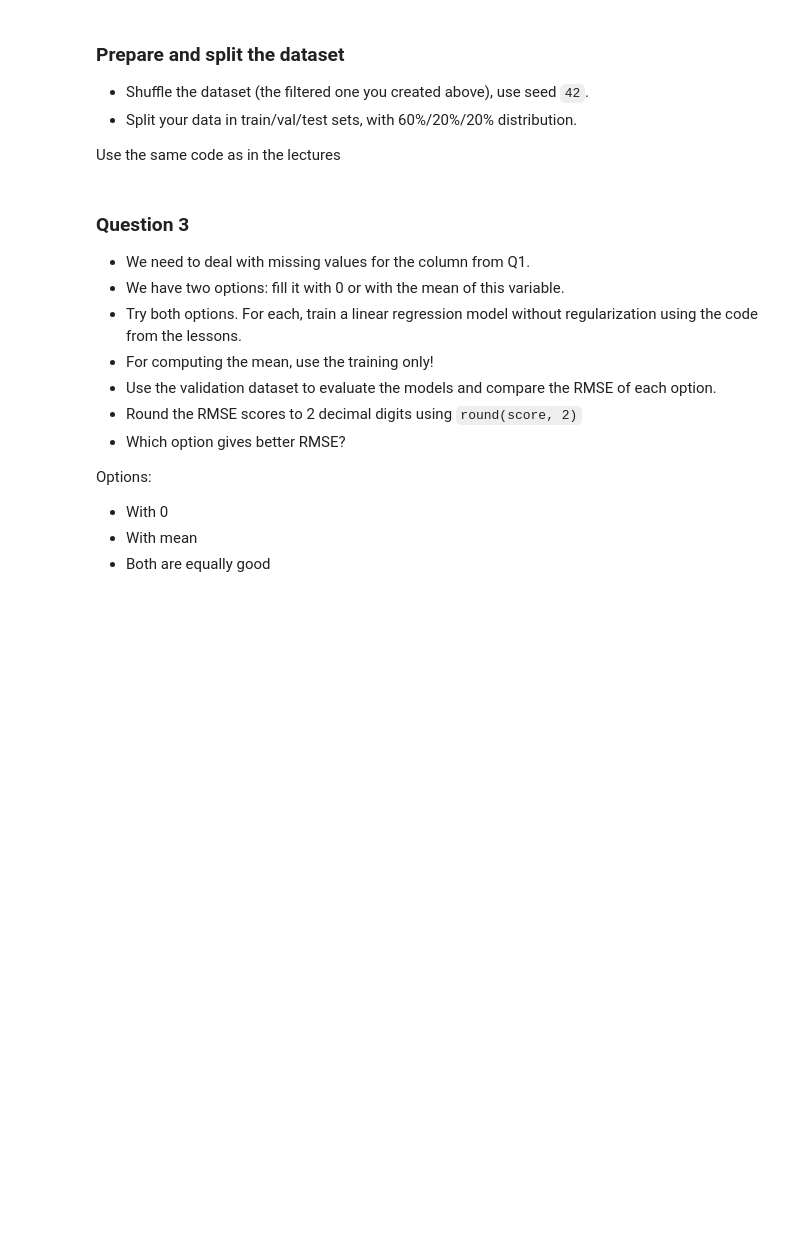
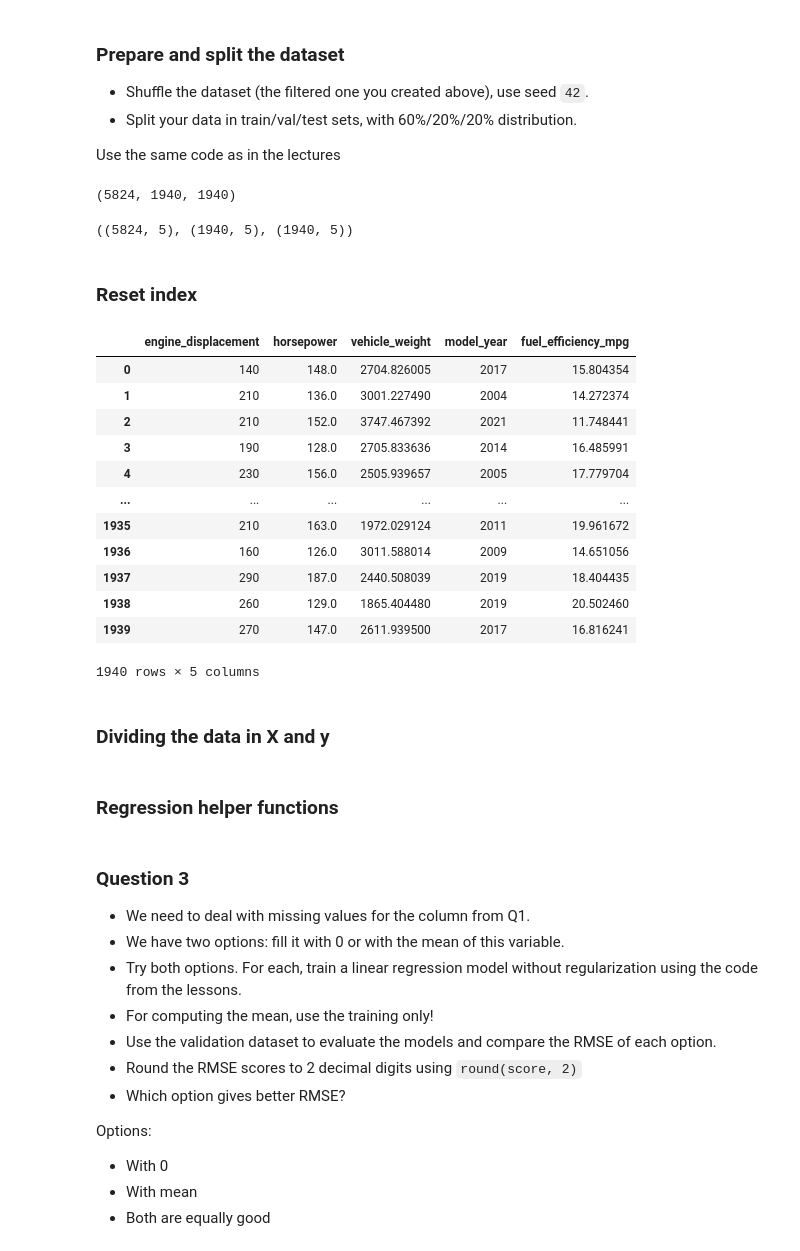
Before and after one commit to DRPproton/machine-learning-zoomcamp-2025-homework, a Jupyter notebook: 02-regression/homework-02.ipynb, the cells around one changed output. Saved outputs shown, nothing was run; the diff lists cells and outputs as text; code cells hidden in the pictures; blank space fills up the shorter version.

```diff
--- a/02-regression/homework-02.ipynb
+++ b/02-regression/homework-02.ipynb
@@ -53,3 +93,49 @@ What's the median (50% percentile) for variable `'horsepower'`?
 * Split your data in train/val/test sets, with 60%/20%/20% distribution.
 
 Use the same code as in the lectures
+# %%
+n = len(df_hw)
+
+n_val = int(n * 0.2)
+n_test = int(n * 0.2)
+n_train = n - n_val - n_test
+# %%
+n_train, n_val, n_test
+# %% [output]
+(5824, 1940, 1940)
+# %%
+idx = np.arange(n)
+np.random.seed(42)
+np.random.shuffle(idx)
+
+df_shuffled = df_hw.iloc[idx]
+# %%
+df_train = df_shuffled[: n_train]
+df_val = df_shuffled[n_train: n_train + n_val]
+df_test = df_shuffled[n_train + n_val:]
+# %%
+df_train.shape, df_val.shape, df_test.shape
+# %% [output]
+((5824, 5), (1940, 5), (1940, 5))
+# %% [markdown]
+### Reset index
+# %%
+df_train.reset_index(drop=True)
+df_val.reset_index(drop=True)
+df_test.reset_index(drop=True)
+# %% [output]
+|  | engine_displacement | horsepower | vehicle_weight | model_year | fuel_efficiency_mpg |
+| 0 | 140 | 148.0 | 2704.826005 | 2017 | 15.804354 |
+| 1 | 210 | 136.0 | 3001.227490 | 2004 | 14.272374 |
+| 2 | 210 | 152.0 | 3747.467392 | 2021 | 11.748441 |
+| 3 | 190 | 128.0 | 2705.833636 | 2014 | 16.485991 |
+| 4 | 230 | 156.0 | 2505.939657 | 2005 | 17.779704 |
+| ... | ... | ... | ... | ... | ... |
+| 1935 | 210 | 163.0 | 1972.029124 | 2011 | 19.961672 |
+| 1936 | 160 | 126.0 | 3011.588014 | 2009 | 14.651056 |
+| 1937 | 290 | 187.0 | 2440.508039 | 2019 | 18.404435 |
+| 1938 | 260 | 129.0 | 1865.404480 | 2019 | 20.502460 |
+| 1939 | 270 | 147.0 | 2611.939500 | 2017 | 16.816241 |
+1940 rows × 5 columns
+# %% [markdown]
+### Dividing the data in X and y
@@ -55,0 +151,2 @@ Use the same code as in the lectures
+# %% [markdown]
+### Regression helper functions
```
Also changed, not shown: parts of 22 cells of this notebook.
